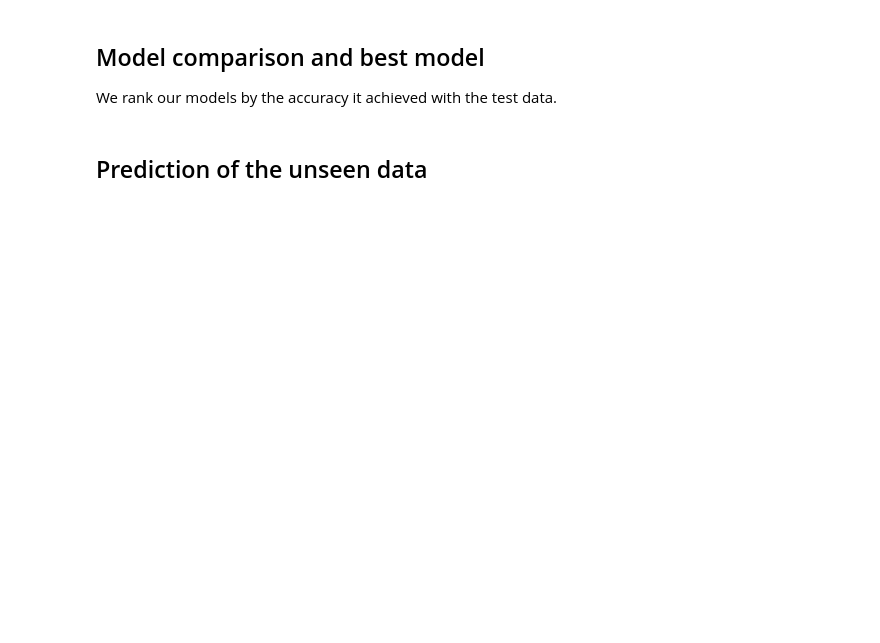
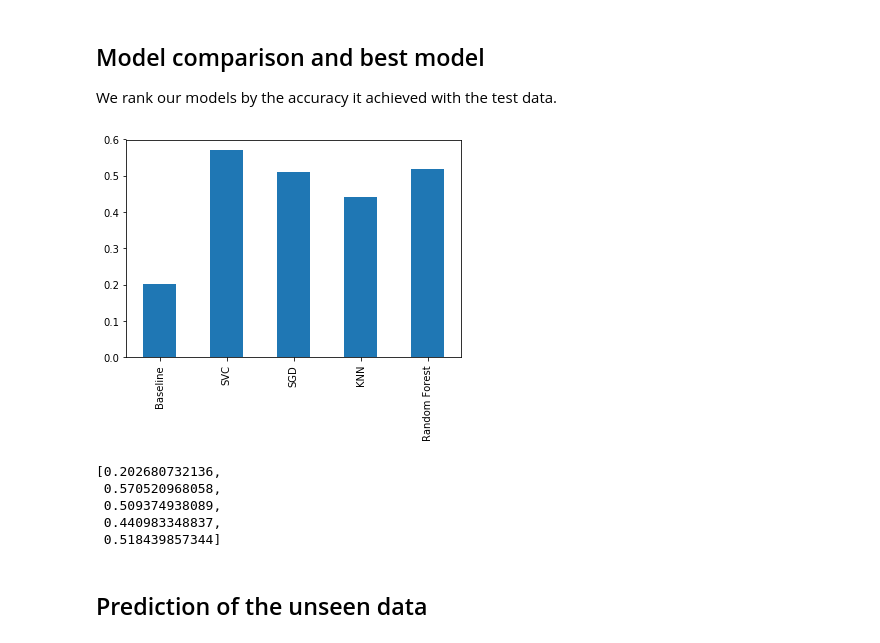
Before and after one commit to robich/dsfb, a Jupyter notebook: dsfb_project.ipynb, the cells around one changed output. Saved outputs shown, nothing was run; the diff lists cells and outputs as text; code cells hidden in the pictures; blank space fills up the shorter version.

```diff
--- a/dsfb_project.ipynb
+++ b/dsfb_project.ipynb
@@ -1505,5 +1619,5 @@ Precision mean:  0.57040129941
 # %%
-svc_precision = 0.57040129941
+svc_precision = 0.570520968058
 # %% [markdown]
 ### Linear Model:  Stochastic Gradient Descent
 # %%
@@ -1645,15 +1763,25 @@ Precision mean:  0.49335183515
 # %%
-randomForest_precision = 0.170222703371
+randomForest_precision = 0.518439857344
 # %% [markdown]
 ## Model comparison and best model
 We rank our models by the accuracy it achieved with the test data.
 # %%
-models_precision = [baseline_precision, SGD_precision, knn_precision, randomForest_precision]
-models = ["Baseline", "SGD", "KNN", "Random Forest"]
+models_precision = [baseline_precision, svc_precision, SGD_precision, knn_precision, randomForest_precision]
+models = ["Baseline", "SVC", "SGD", "KNN", "Random Forest"]
 
 models_df = pd.DataFrame(models_precision, models)
 models_df[0].plot(kind='bar')
 plt.show()
+# %% [output]
+[figure, added]
+# %%
+models_precision
+# %% [output]
+[0.202680732136,
+ 0.570520968058,
+ 0.509374938089,
+ 0.440983348837,
+ 0.518439857344]
 # %% [markdown]
 ## Prediction of the unseen data
 # %%
```
Also changed, not shown: parts of 60 cells of this notebook, 3 other files.
